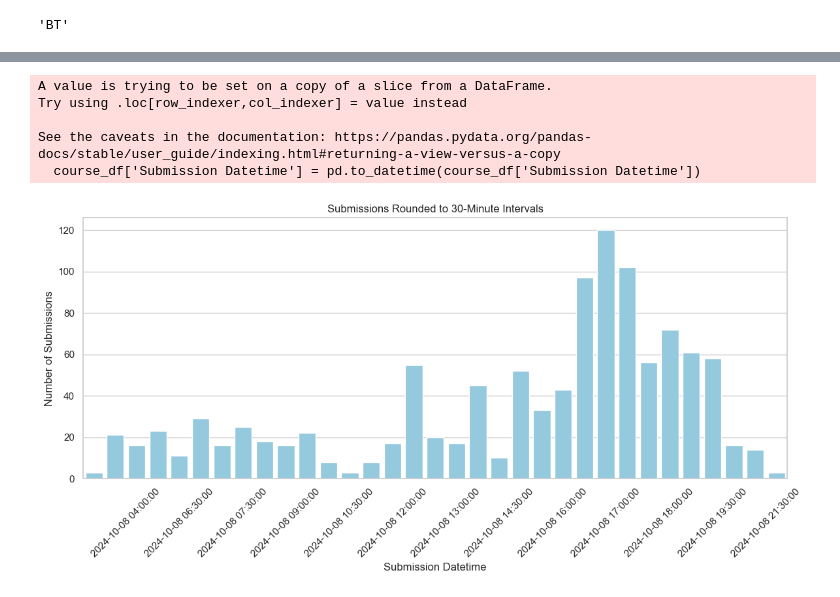
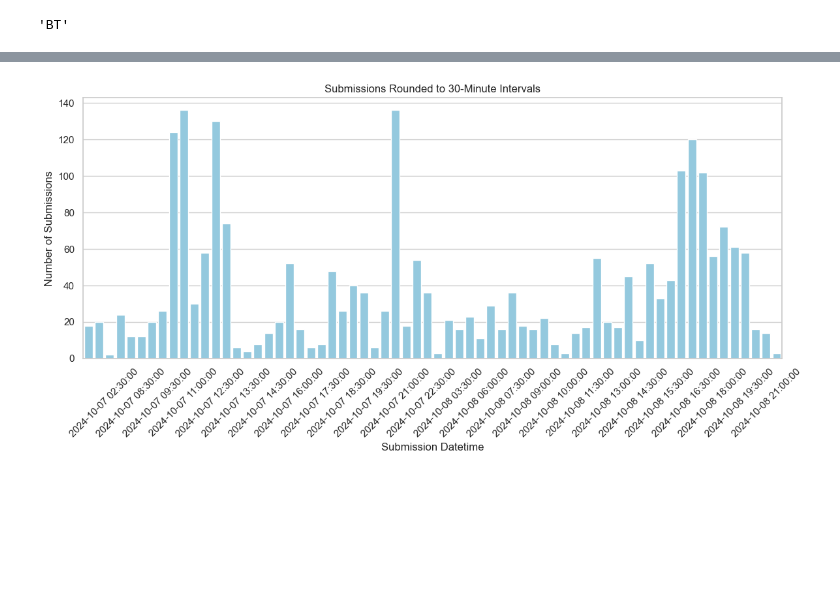
Before and after one commit to shevlopmes/avalur.github.io, a Jupyter notebook: ai_club/submissions_uploading.ipynb, the cells around one changed output, grey strips where cells are left out. Cells and saved outputs as stored; diff of their text form; code cells hidden in the pictures; blank space fills up the shorter version.

```diff
--- a/ai_club/submissions_uploading.ipynb
+++ b/ai_club/submissions_uploading.ipynb
@@ -161,23 +153,0 @@ Data incrementally updated successfully for all courses.
-# %%
-from matplotlib import pyplot as plt
-
-course_df = df[df['Course ID'] == 16630]
-# Convert 'Submission Datetime' to datetime objects
-course_df['Submission Datetime'] = pd.to_datetime(course_df['Submission Datetime'])
-
-course_df = course_df[course_df['Submission Datetime'] > datetime(2024, 10, 7)]
-course_df = course_df[course_df['Submission Datetime'] < datetime(2024, 10, 9)]
-
-# Round to the nearest 30 minutes
-course_df['Rounded Submission Datetime'] = course_df['Submission Datetime'].dt.round('30min')
-
-# Plot the histogram with 30-minute bins
-plt.figure(figsize=(10, 6))
-course_df['Rounded Submission Datetime'].hist(bins=pd.date_range(start=course_df['Rounded Submission Datetime'].min(),
-                                                                 end=course_df['Rounded Submission Datetime'].max(),
-                                                                 freq='30min'))
-plt.xlabel('Submission Datetime')
-plt.ylabel('Frequency')
-plt.title('Histogram of Submissions Rounded to 30-Minute Intervals')
-plt.xticks(rotation=45)
-plt.show()
@@ -195,7 +158,7 @@ import seaborn as sns
 import matplotlib.dates as mdates
 
 # Filter the DataFrame for the specific course ID
-course_df = df[df['Course ID'] == 16630]
+# course_df = df[df['Course ID'] == 16630]
 
 # Convert 'Submission Datetime' to datetime objects
 course_df['Submission Datetime'] = pd.to_datetime(course_df['Submission Datetime'])
@@ -209,36 +172,31 @@ course_df['Rounded Submission Datetime'] = course_df['Submission Datetime'].dt.r
 
 # Get submission counts per 30-minute interval
 submission_counts = course_df.groupby('Rounded Submission Datetime').size().reset_index(name='Frequency')
 
 # Set Seaborn style
 sns.set(style='whitegrid')
 
 # Create the plot
 plt.figure(figsize=(12, 6))
 
 # Plot using Seaborn barplot
 sns.barplot(
     data=submission_counts,
     x='Rounded Submission Datetime',
     y='Frequency',
     color='skyblue'
 )
 
 # Format the x-axis for better readability
 ax = plt.gca()
 # ax.xaxis.set_major_formatter(mdates.DateFormatter('%H:%M'))
 ax.xaxis.set_major_locator(mdates.HourLocator(interval=60))  # Set major ticks every hour
 
 plt.xlabel('Submission Datetime')
 plt.ylabel('Number of Submissions')
 plt.title('Submissions Rounded to 30-Minute Intervals')
 plt.xticks(rotation=45)
 plt.tight_layout()
 plt.show()
 # %% [output]
-A value is trying to be set on a copy of a slice from a DataFrame.
-Try using .loc[row_indexer,col_indexer] = value instead
-
-See the caveats in the documentation: https://pandas.pydata.org/pandas-docs/stable/user_guide/indexing.html#returning-a-view-versus-a-copy
-  course_df['Submission Datetime'] = pd.to_datetime(course_df['Submission Datetime'])
-[figure, old version]
+[figure, new version]
```
Also changed, not shown: parts of 3 cells of this notebook, 1 other file.
